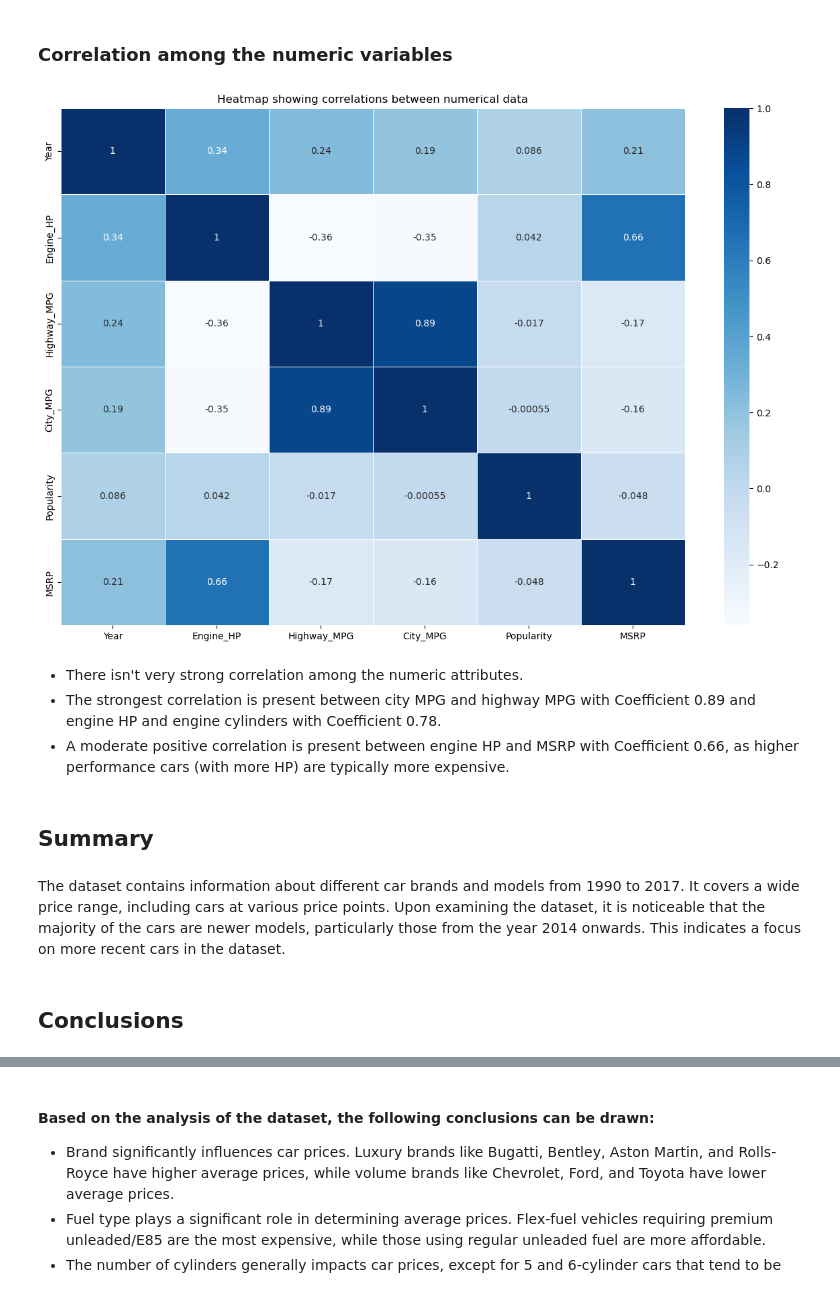
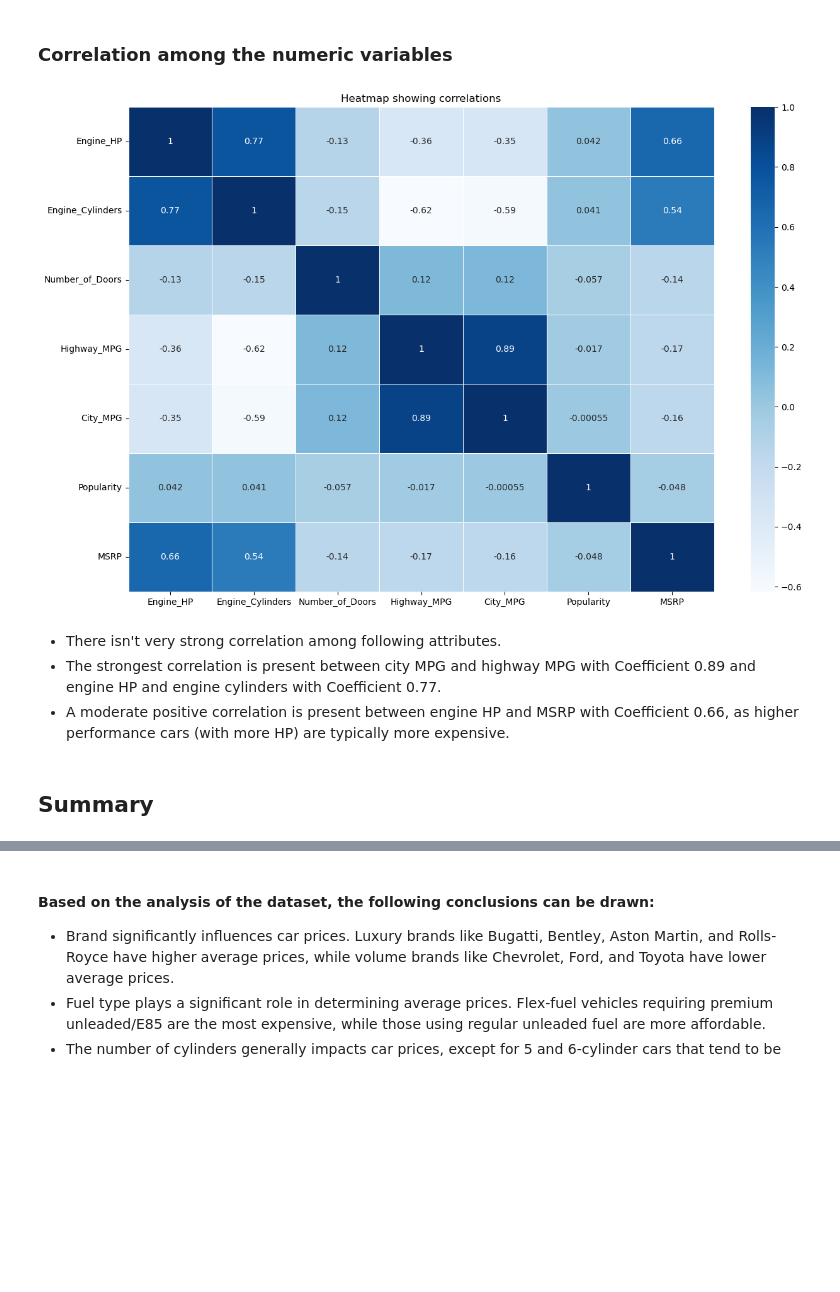
Before and after one commit to magdalenadubicka/EDA-Car-Features-and-MSRP, a Jupyter notebook: EDA - Car Features and MSRP.ipynb, the cells around one changed output, grey strips where cells are left out. Cells and saved outputs as stored; diff of their text form; code cells hidden in the pictures; blank space fills up the shorter version.

```diff
--- a/EDA - Car Features and MSRP.ipynb
+++ b/EDA - Car Features and MSRP.ipynb
@@ -1314,24 +1258,20 @@ The dataset contains a group of outliers consisting of very expensive cars price
 # %% [markdown]
 ### Correlation among the numeric variables
 # %%
-df_corr = cars_df[['Year', 'Engine_HP', 'Engine_Cylinders', 'Number_of_Doors', 'Highway_MPG', 'City_MPG', 'Popularity', 'MSRP']].corr()
+df_corr = cars_df[['Engine_HP', 'Engine_Cylinders', 'Number_of_Doors', 'Highway_MPG', 'City_MPG', 'Popularity', 'MSRP']].corr()
 # %%
 cars_df['Engine_Cylinders'] = cars_df['Engine_Cylinders'].astype(float)
 cars_df['Number_of_Doors'] = cars_df['Number_of_Doors'].astype(float)
 
 plt.figure(figsize=(15,10))
 sns.heatmap(df_corr, annot=True, linewidths=.5, cmap="Blues")
-plt.title('Heatmap showing correlations between numerical data')
+plt.title('Heatmap showing correlations')
 plt.show()
 # %% [output]
-[figure, old version]
+[figure, new version]
 # %% [markdown]
-- There isn't very strong correlation among the numeric attributes.
-- The strongest correlation is present between city MPG and highway MPG with Coefficient 0.89 and engine HP and engine cylinders with Coefficient 0.78.
+- There isn't very strong correlation among following attributes.
+- The strongest correlation is present between city MPG and highway MPG with Coefficient 0.89 and engine HP and engine cylinders with Coefficient 0.77.
 - A moderate positive correlation is present between engine HP and MSRP with Coefficient 0.66, as higher performance cars (with more HP) are typically more expensive.
-# %% [markdown]
-## Summary
-# %% [markdown]
-The dataset contains information about different car brands and models from 1990 to 2017. It covers a wide price range, including cars at various price points. Upon examining the dataset, it is noticeable that the majority of the cars are newer models, particularly those from the year 2014 onwards. This indicates a focus on more recent cars in the dataset.
-# %% [markdown]
-## Conclusions
+# %% [markdown]
+## Summary
```
Also changed, not shown: parts of 73 cells of this notebook.
